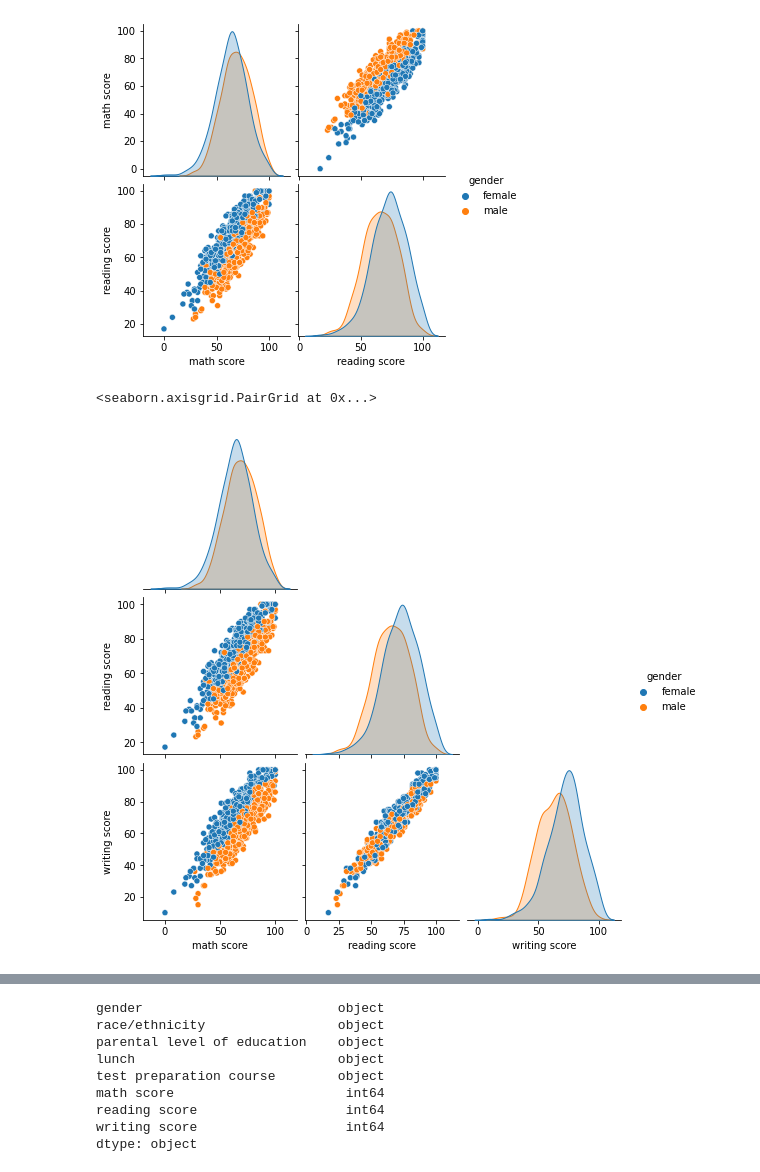
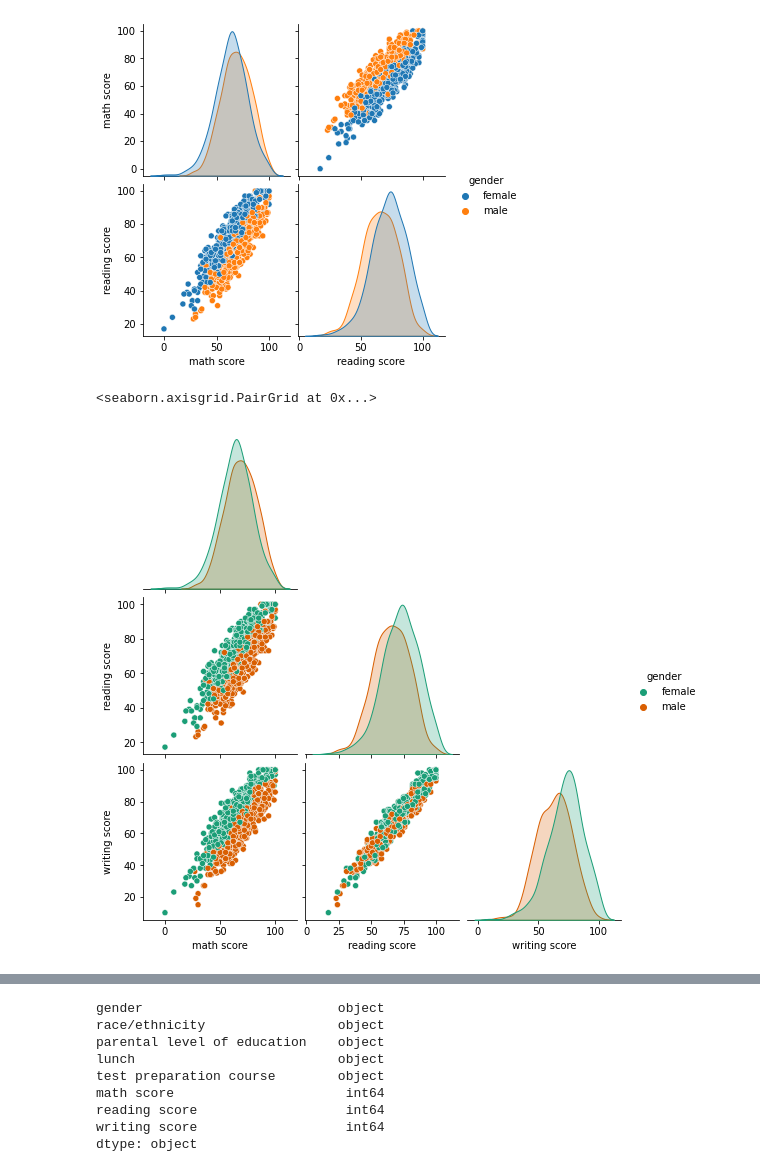
Before and after one commit to habip-bingol/Data_Visualization_with_Python, a Jupyter notebook: Daily_Data/013_lesson_seaborn.ipynb, the cells around one changed output, grey strips where cells are left out. Drawn from its saved outputs; the diff is of its cells as text; code cells hidden in the pictures.

```diff
--- a/Daily_Data/013_lesson_seaborn.ipynb
+++ b/Daily_Data/013_lesson_seaborn.ipynb
@@ -93,7 +95,7 @@ sns.pairplot(df[["math score", "reading score", "gender"]], hue ="gender")
 <seaborn.axisgrid.PairGrid at 0x...>
 [figure]
 # %%
-sns.pairplot(df, hue ="gender",palette="" corner=True)
+sns.pairplot(df, hue ="gender",palette="Dark2", corner=True)
 # %% [output]
 <seaborn.axisgrid.PairGrid at 0x...>
-[figure, old version]
+[figure, new version]
```
Also changed, not shown: parts of 17 cells of this notebook.
